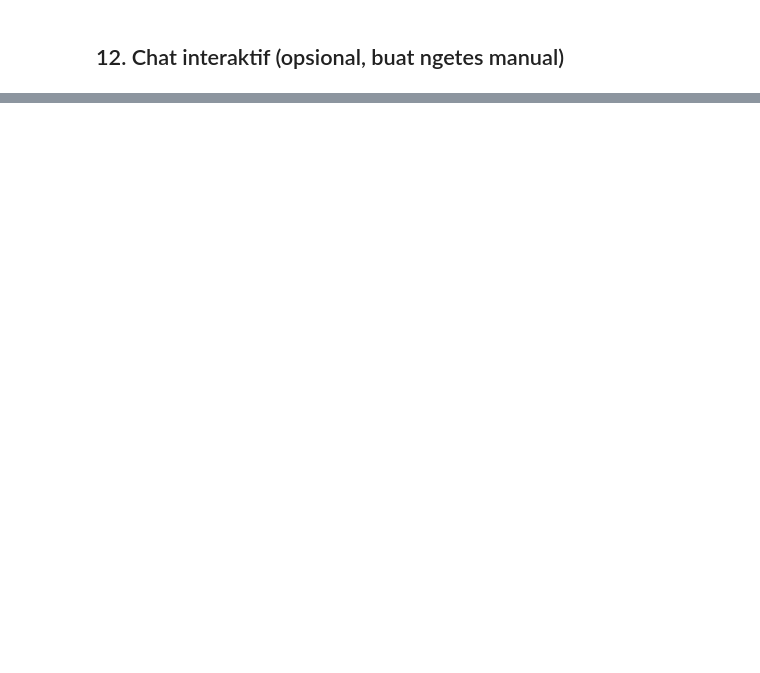
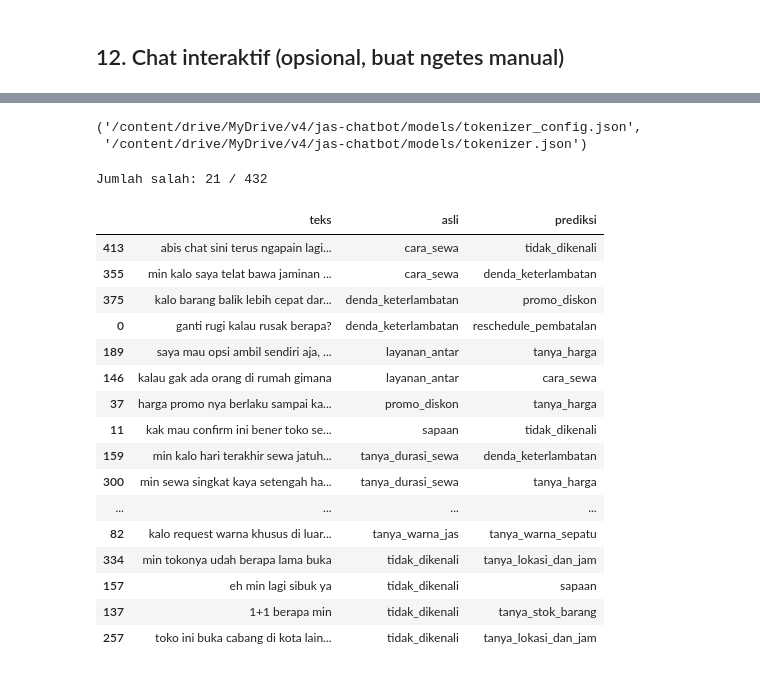
Before and after one commit to Eritriharyanto/chat-bot-penyewaan-jas-sepatu-dan-celana-final, a Jupyter notebook: notebooks/training_pipeline_indobert.ipynb, the cells around one changed output, grey strips where cells are left out. Cells and saved outputs as stored; diff of their text form; code cells hidden in the pictures; blank space fills up the shorter version.

```diff
--- a/notebooks/training_pipeline_indobert.ipynb
+++ b/notebooks/training_pipeline_indobert.ipynb
@@ -667,2 +715,42 @@ Bot [tidak_dikenali, conf=0.89, entity=-]: Waduh, aku belum nangkep maksudnya ni
 
 Kamu: quit
+# %%
+DRIVE_MODELS_DIR = Path("/content/drive/MyDrive/v4/jas-chatbot/models")
+DRIVE_MODELS_DIR.mkdir(parents=True, exist_ok=True)
+
+trainer.save_model(str(DRIVE_MODELS_DIR))
+tokenizer.save_pretrained(str(DRIVE_MODELS_DIR))
+# %% [output]
+('/content/drive/MyDrive/v4/jas-chatbot/models/tokenizer_config.json',
+ '/content/drive/MyDrive/v4/jas-chatbot/models/tokenizer.json')
+# %%
+import pandas as pd
+
+salah = pd.DataFrame({
+    "teks": [preprocess_for_bert(p) for p in p_test],
+    "asli": y_test_lbl,
+    "prediksi": label_encoder.inverse_transform(y_pred),
+})
+salah = salah[salah["asli"] != salah["prediksi"]]
+pd.set_option("display.max_colwidth", None)
+print(f"Jumlah salah: {len(salah)} / {len(p_test)}")
+salah.sort_values("asli")
+# %% [output]
+Jumlah salah: 21 / 432
+|  | teks | asli | prediksi |
+| 413 | abis chat sini terus ngapain lagi... | cara_sewa | tidak_dikenali |
+| 355 | min kalo saya telat bawa jaminan ... | cara_sewa | denda_keterlambatan |
+| 375 | kalo barang balik lebih cepat dar... | denda_keterlambatan | promo_diskon |
+| 0 | ganti rugi kalau rusak berapa? | denda_keterlambatan | reschedule_pembatalan |
+| 189 | saya mau opsi ambil sendiri aja, ... | layanan_antar | tanya_harga |
+| 146 | kalau gak ada orang di rumah gimana | layanan_antar | cara_sewa |
+| 37 | harga promo nya berlaku sampai ka... | promo_diskon | tanya_harga |
+| 11 | kak mau confirm ini bener toko se... | sapaan | tidak_dikenali |
+| 159 | min kalo hari terakhir sewa jatuh... | tanya_durasi_sewa | denda_keterlambatan |
+| 300 | min sewa singkat kaya setengah ha... | tanya_durasi_sewa | tanya_harga |
+| ... | ... | ... | ... |
+| 82 | kalo request warna khusus di luar... | tanya_warna_jas | tanya_warna_sepatu |
+| 334 | min tokonya udah berapa lama buka | tidak_dikenali | tanya_lokasi_dan_jam |
+| 157 | eh min lagi sibuk ya | tidak_dikenali | sapaan |
+| 137 | 1+1 berapa min | tidak_dikenali | tanya_stok_barang |
+| 257 | toko ini buka cabang di kota lain... | tidak_dikenali | tanya_lokasi_dan_jam |
```
Also changed, not shown: parts of 16 cells of this notebook, 11 other files.
